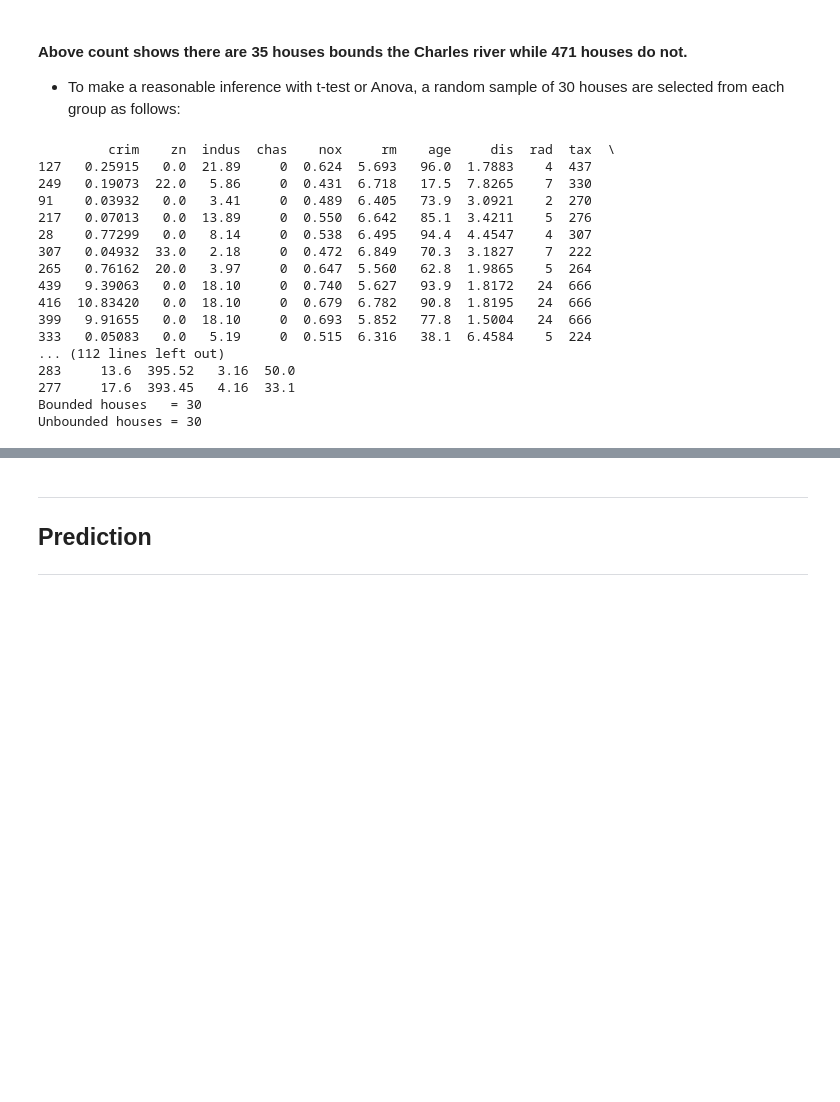
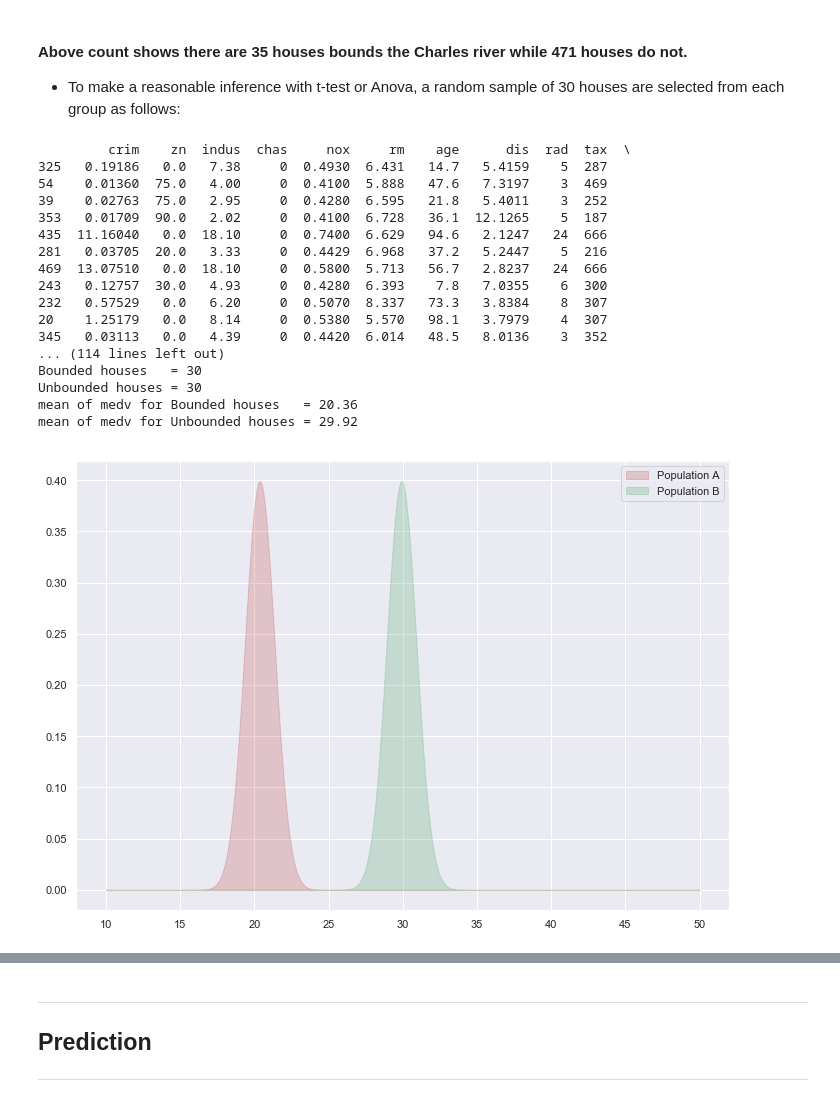
Before and after one commit to dewaledr/MLearning-Projects, a Jupyter notebook: Project_BostonHousePrices.ipynb, the cells around one changed output, grey strips where cells are left out. Drawn from its saved outputs; the diff is of its cells as text; code cells hidden in the pictures; blank space fills up the shorter version.

Commit message:
More functionality in Inferenc section

```diff
--- a/Project_BostonHousePrices.ipynb
+++ b/Project_BostonHousePrices.ipynb
@@ -469,25 +469,73 @@ dfr_0 = df3_0.iloc[rindex_0]
 dfr_1 = df3_1.iloc[rindex_1]
 print(dfr_0)
 print(dfr_1)
+
+# Count the samples.
 nA = dfr_0['chas'].count()
 nB = dfr_1['chas'].count()
 print(f'Bounded houses   = {nA}')
 print(f'Unbounded houses = {nB}')
+
+# # Count the samples.
+# nA = float(len(sampA))
+# nB = float(len(sampB))
+
+# Calculate the means.
+mA = dfr_0['medv'].sum() / nA
+mB = dfr_1['medv'].sum() / nB
+
+# Print to 2 decimal places
+print(f"mean of medv for Bounded houses   = {mA:.2f}")
+print(f"mean of medv for Unbounded houses = {mB:.2f}")
 # %% [output]
-         crim    zn  indus  chas    nox     rm    age     dis  rad  tax  \
-127   0.25915   0.0  21.89     0  0.624  5.693   96.0  1.7883    4  437
-249   0.19073  22.0   5.86     0  0.431  6.718   17.5  7.8265    7  330
-91    0.03932   0.0   3.41     0  0.489  6.405   73.9  3.0921    2  270
-217   0.07013   0.0  13.89     0  0.550  6.642   85.1  3.4211    5  276
-28    0.77299   0.0   8.14     0  0.538  6.495   94.4  4.4547    4  307
-307   0.04932  33.0   2.18     0  0.472  6.849   70.3  3.1827    7  222
-265   0.76162  20.0   3.97     0  0.647  5.560   62.8  1.9865    5  264
-439   9.39063   0.0  18.10     0  0.740  5.627   93.9  1.8172   24  666
-416  10.83420   0.0  18.10     0  0.679  6.782   90.8  1.8195   24  666
-399   9.91655   0.0  18.10     0  0.693  5.852   77.8  1.5004   24  666
-333   0.05083   0.0   5.19     0  0.515  6.316   38.1  6.4584    5  224
-... (112 lines left out)
-283     13.6  395.52   3.16  50.0
-277     17.6  393.45   4.16  33.1
+         crim    zn  indus  chas     nox     rm    age      dis  rad  tax  \
+325   0.19186   0.0   7.38     0  0.4930  6.431   14.7   5.4159    5  287
+54    0.01360  75.0   4.00     0  0.4100  5.888   47.6   7.3197    3  469
+39    0.02763  75.0   2.95     0  0.4280  6.595   21.8   5.4011    3  252
+353   0.01709  90.0   2.02     0  0.4100  6.728   36.1  12.1265    5  187
+435  11.16040   0.0  18.10     0  0.7400  6.629   94.6   2.1247   24  666
+281   0.03705  20.0   3.33     0  0.4429  6.968   37.2   5.2447    5  216
+469  13.07510   0.0  18.10     0  0.5800  5.713   56.7   2.8237   24  666
+243   0.12757  30.0   4.93     0  0.4280  6.393    7.8   7.0355    6  300
+232   0.57529   0.0   6.20     0  0.5070  8.337   73.3   3.8384    8  307
+20    1.25179   0.0   8.14     0  0.5380  5.570   98.1   3.7979    4  307
+345   0.03113   0.0   4.39     0  0.4420  6.014   48.5   8.0136    3  352
+... (114 lines left out)
 Bounded houses   = 30
 Unbounded houses = 30
+mean of medv for Bounded houses   = 20.36
+mean of medv for Unbounded houses = 29.92
+# %%
+# Set parameters for two populations.
+popA = {'m': mA, 's': 1.00}
+popB = {'m': mB, 's': 1.00}
+
+# # Create two samples, one from each population.
+# Create two samples, one from each population.
+# sampA = np.random.normal(popA['m'], popA['s'], 100)
+# sampB = np.random.normal(popB['m'], popB['s'], 100)
+
+sampA = (popA['m'], popA['s'], 1000)
+sampB = (popB['m'], popB['s'], 1000)
+# %%
+# x values for plotting.
+# x = np.linspace(1.25, 2.25, 100)
+x = np.linspace(10.00, 50.00, 1000)
+
+# The probability density functions (PDFs) for the two populations.
+pdfA = stats.norm.pdf(x, popA['m'], popA['s'])
+pdfB = stats.norm.pdf(x, popB['m'], popB['s'])
+
+# Plot the population PDFs as shaded regions.
+plt.fill_between(x, pdfA, color='r', alpha=0.25, label="Population A")
+plt.fill_between(x, pdfB, color='g', alpha=0.25, label="Population B")
+
+# Plot histograms of the two samples.
+# plt.hist(sampA, density=True, color='g', alpha=0.25, label="Sample A")
+# plt.hist(sampB, density=True, color='b', alpha=0.25, label="Sample B")
+
+# Display a legend.
+plt.legend()
+plt.show()
+# %% [output]
+[figure, added]
```
Also changed, not shown: parts of 4 cells of this notebook.
